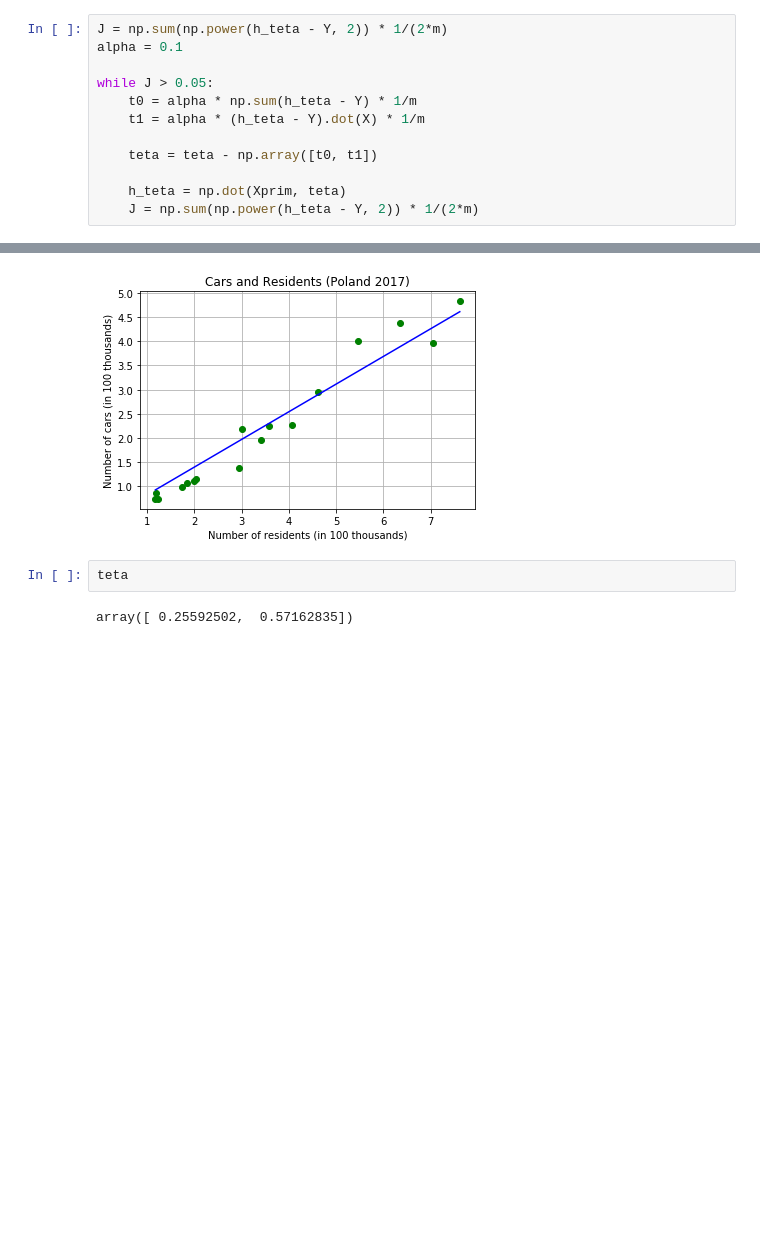
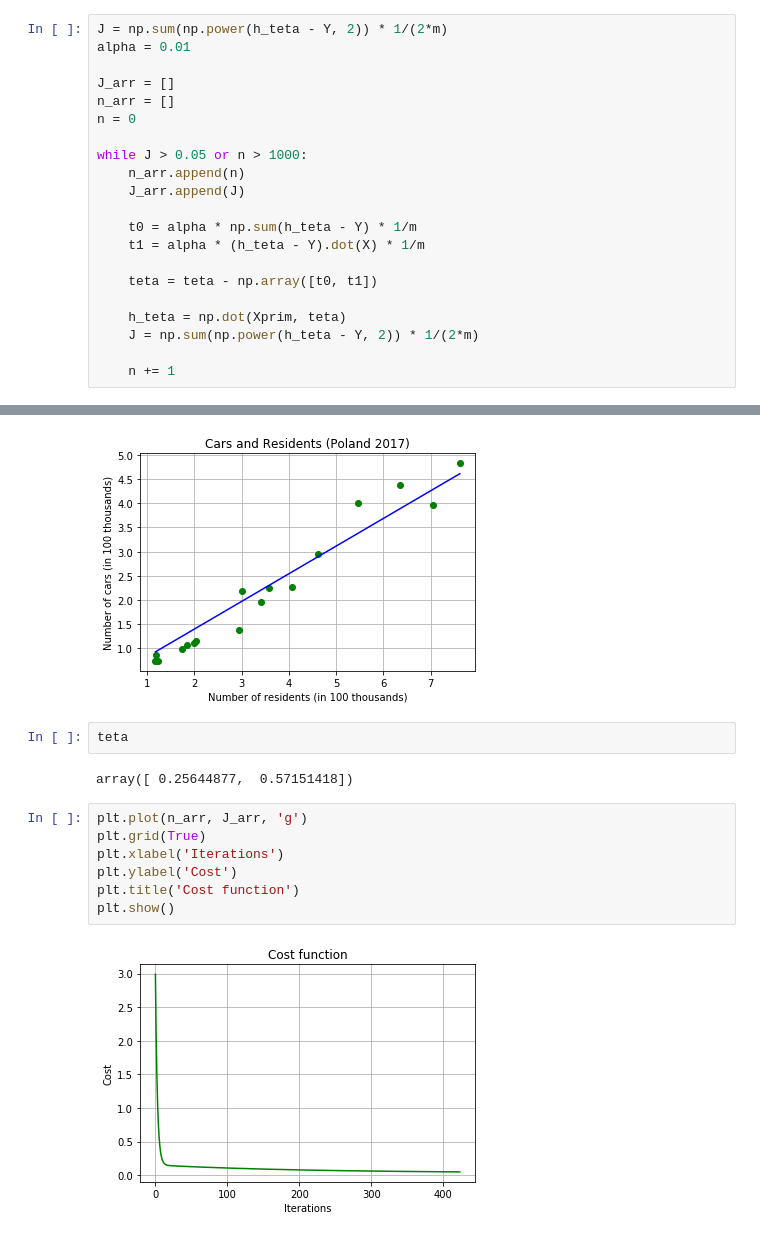
Before and after one commit to rsc-dev/ml, a Jupyter notebook: Linear_regression.ipynb, the cells around one changed output, grey strips where cells are left out. Cells and saved outputs as stored; diff of their text form; blank space fills up the shorter version.

Commit message:
Added cost function

```diff
--- a/Linear_regression.ipynb
+++ b/Linear_regression.ipynb
@@ -55,9 +55,16 @@ plt.show()
 [figure]
 # %%
 J = np.sum(np.power(h_teta - Y, 2)) * 1/(2*m)
-alpha = 0.1
+alpha = 0.01
 
-while J > 0.05:
+J_arr = []
+n_arr = []
+n = 0
+
+while J > 0.05 or n > 1000:
+    n_arr.append(n)
+    J_arr.append(J)
+
     t0 = alpha * np.sum(h_teta - Y) * 1/m
     t1 = alpha * (h_teta - Y).dot(X) * 1/m
 
@@ -65,6 +72,8 @@ while J > 0.05:
 
     h_teta = np.dot(Xprim, teta)
     J = np.sum(np.power(h_teta - Y, 2)) * 1/(2*m)
+
+    n += 1
 # %%
 #plt.plot(X, Y, 'go', X, np.dot(Xprim, teta), 'b')
 plt.plot(X, Y, 'go')
@@ -80,4 +89,13 @@ plt.show()
 # %%
 teta
 # %% [output]
-array([ 0.25592502,  0.57162835])
+array([ 0.25644877,  0.57151418])
+# %%
+plt.plot(n_arr, J_arr, 'g')
+plt.grid(True)
+plt.xlabel('Iterations')
+plt.ylabel('Cost')
+plt.title('Cost function')
+plt.show()
+# %% [output]
+[figure, added]
```
